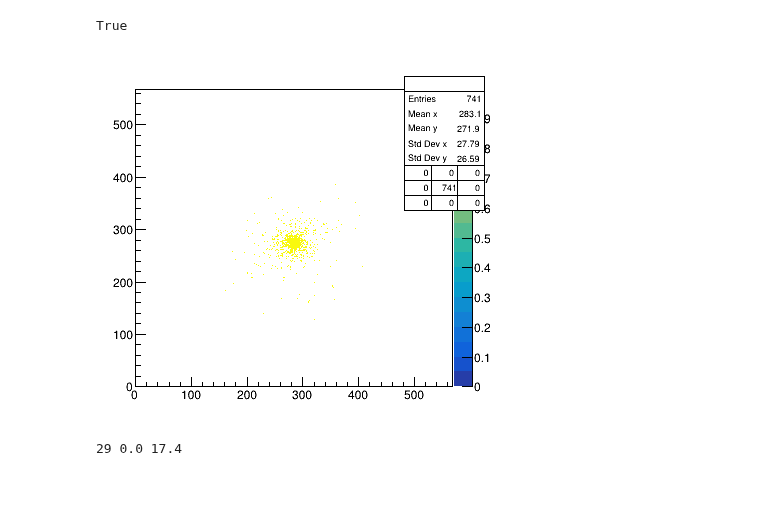
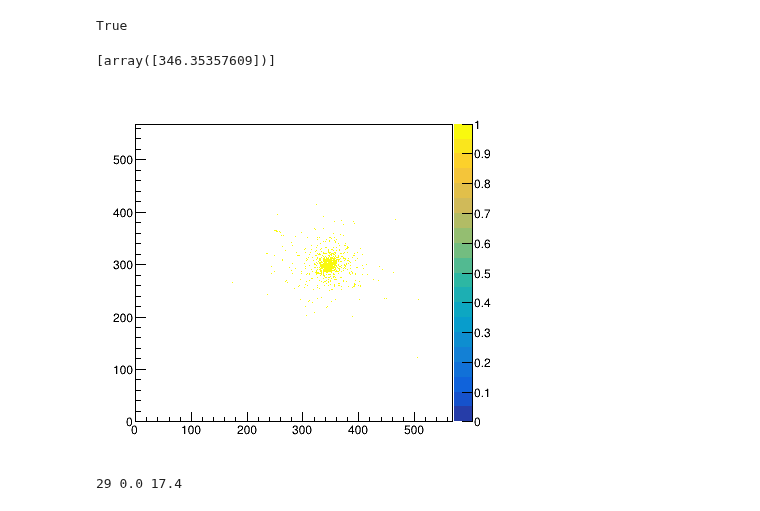
Before and after one commit to mollyhjorthjensen/DREAM, a Jupyter notebook: Analysis/validation.ipynb, the cells around one changed output. Drawn from its saved outputs; the diff is of its cells as text; code cells hidden in the pictures.

```diff
--- a/Analysis/validation.ipynb
+++ b/Analysis/validation.ipynb
@@ -31,8 +31,8 @@ def modifiedZscore(rdf, col, D=3.5):
 # %%
 # create rdataframe
 treeName = "B4"
-path = "/groups/hep/mojen/repositories/DREAM/Run/physics_validation"
-fileName = os.path.join(path, "B4.root")
+path = "/groups/hep/mojen/repositories/DREAM/Run/final_validation/brass/"
+fileName = os.path.join(path, "electron_100GeV/electron_100GeV.root")
 rdf = ROOT.ROOT.RDataFrame(treeName, os.path.join(path, fileName))
 # define new columns
 rdf = rdf.Define("VecSignalScnt_corr", leakageCorrection("VecSignalScnt"))
@@ -550,35 +523,37 @@ True
 # %%
 # create dataframes
 treeName = "B4"
-path = "/groups/hep/mojen/repositories/DREAM/Run"
 rdf_profile = dict()
-for s, E in zip(['e10', 'e40'], [10000., 40000.]):
+for s in ['electron_10GeV', 'electron_40GeV']:
     fileName = os.path.join(path, f"{s}/{s}.root")
     rdf_profile[s] = ROOT.ROOT.RDataFrame(treeName, os.path.join(path, fileName))
     # define new columns
-    rdf_profile[s] = rdf_profile[s].Define("myPrimaryEnergy", str(E))
-    rdf_profile[s] = rdf_profile[s].Define("VectorSignals_corr", leakageCorrection("VectorSignals"))
-    rdf_profile[s] = rdf_profile[s].Define("VectorSignalsCher_corr", leakageCorrection("VectorSignalsCher"))
+    rdf_profile[s] = rdf_profile[s].Define("VecSignalScnt_corr", leakageCorrection("VecSignalScnt"))
+    rdf_profile[s] = rdf_profile[s].Define("VecSignalCkov_corr", leakageCorrection("VecSignalCkov"))
+    rdf_profile[s] = rdf_profile[s].Define("VecSignalScnt_cal", f"VecSignalScnt_corr*{S_cal}")
+    rdf_profile[s] = rdf_profile[s].Define("VecSignalCkov_cal", f"VecSignalCkov_corr*{C_cal}")
 # %%
-# rdf_profile = rdf
-for s, v, vec in zip(['e10', 'e40'], ["S", "C"], ["VectorSignals_corr", "VectorSignalsCher_corr"]):
+for s, v in zip(['electron_10GeV', 'electron_40GeV'], ["Scnt", "Ckov"]):
     rdf_profile[s] = rdf_profile[s].Define("xbins", "0.6*RVec<double>(getArange(50))")
-    rdf_profile[s] = rdf_profile[s].Define(f"{v}_i", f"getNi({vec})")
-    rdf_profile[s] = rdf_profile[s].Define(f"{v}_j", f"getNj({vec})")
-    rdf_profile[s] = rdf_profile[s].Define(f"{v}_vec", f"Take({vec}, Nonzero({vec}))")
-    rdf_profile[s] = rdf_profile[s].Define(f"{v}_vec_norm", f"{v}_vec/Sum({v}_vec)")
-    rdf_profile[s] = rdf_profile[s].Define(f"{v}_imean", f"getWeightedMean({v}_i, {v}_vec)")
-    rdf_profile[s] = rdf_profile[s].Define(f"{v}_jmean", f"getWeightedMean({v}_j, {v}_vec)")
-    rdf_profile[s] = rdf_profile[s].Define(f"{v}_r_mm", f"1.5*getRadialDistance({v}_j-{v}_jmean, {v}_i-{v}_imean)")
-    rdf_profile[s] = rdf_profile[s].Define(f"{v}_radialProfile", f"getRadialProfile({v}_r_mm, {v}_vec, xbins)")
+    rdf_profile[s] = rdf_profile[s].Define(f"{v}_i", f"getNi(VecIndex{v}, VoxelsAlongY)")
+    rdf_profile[s] = rdf_profile[s].Define(f"{v}_j", f"getNj(VecIndex{v}, VoxelsAlongY)")
+    rdf_profile[s] = rdf_profile[s].Define(f"{v}_x", f"{v}_j-VecShower{v}CoMj.at(0)")
+    rdf_profile[s] = rdf_profile[s].Define(f"{v}_y", f"{v}_i-VecShower{v}CoMi.at(0)")
+    rdf_profile[s] = rdf_profile[s].Define(f"{v}_r_mm", f"1.5*getRadialDistance({v}_x, {v}_y)")
+    rdf_profile[s] = rdf_profile[s].Define(f"{v}_radialProfile", f"getRadialProfile({v}_r_mm, VecSignal{v}_cal, xbins)")
+# %%
+df = rdf_profile['electron_10GeV'].Range(1).AsNumpy()
+[np.array(x) for x in df['VecShowerScntCoMj']]
+# %% [output]
+[array([346.35357609])]
 # %%
 c7 = ROOT.TCanvas("c7", "c7", 400, 400)
 model = ("", "", 568, 0., 568., 568, 0., 568.)
-h = rdf_profile['e10'].Range(1).Histo2D(model, "S_i", "S_j")
+h = rdf_profile['electron_10GeV'].Range(1).Histo2D(model, "Scnt_j", "Scnt_i")
 h.Draw("COLZ")
 c7.Draw()
 # %% [output]
-[figure, old version]
+[figure, new version]
 # %%
 binwidth = 0.6
 xlow = 0.
```
Also changed, not shown: parts of 10 cells of this notebook.
